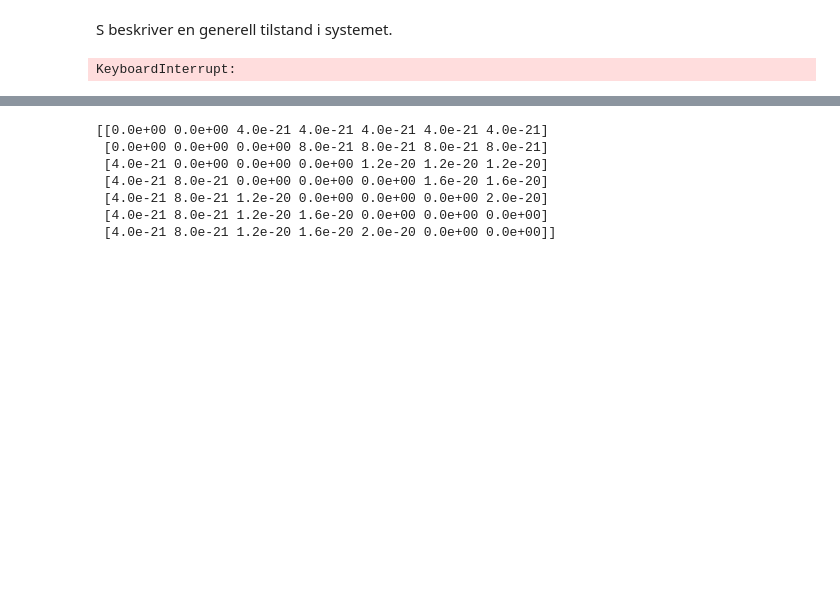
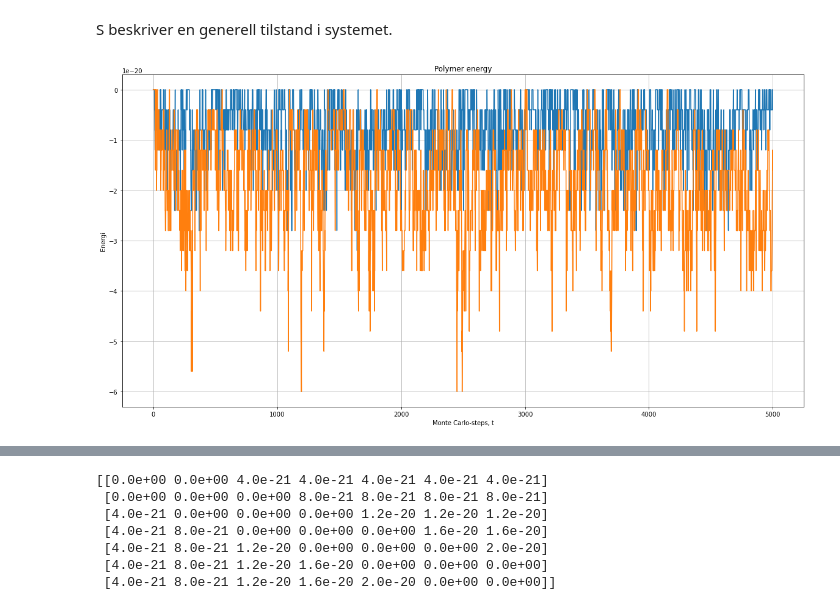
Before and after one commit to hannaroed/Vitber-bio, a Jupyter notebook: bio.ipynb, the cells around one changed output, grey strips where cells are left out. Cells and saved outputs as stored; diff of their text form; code cells hidden in the pictures; blank space fills up the shorter version.

```diff
--- a/bio.ipynb
+++ b/bio.ipynb
@@ -387,26 +339,26 @@ S beskriver en generell tilstand i systemet.
 # %%
 #2b)
 t = 5000
 T_low = 70
 T_high = 350
 
 V_1 = make_V_const(15, -4.0 * 10**(-21))
-# V_2 = make_V_const(33, -4.0 * 10**(-21))
+V_2 = make_V_const(33, -4.0 * 10**(-21))
 
 _polymer, energy_vals1 = simulate_energy(init_polymer(15), t, V_1, T_low)
-# _polymer, energy_vals2 = simulate_energy(init_polymer(33), t, V_2, T_high)
+_polymer, energy_vals2 = simulate_energy(init_polymer(33), t, V_2, T_high)
 
 
 plt.title("Polymer energy")
 plt.xlabel("Monte Carlo-steps, t")
 plt.ylabel("Energi")
-# plt.grid()
+plt.grid()
 plt.plot(np.arange(t), energy_vals1)
-# plt.plot(np.arange(t), energy_vals2)
+plt.plot(np.arange(t), energy_vals2)
 plt.gcf().set_size_inches(20, 10)
-# plt.show()
+plt.show()
 # %% [output]
-KeyboardInterrupt:
+[figure, added]
 # %%
 # 2c) Illustrer sluttposisjonen til de to polymerene fra simuleringen i 2b
 
```
Also changed, not shown: parts of 7 cells of this notebook.
